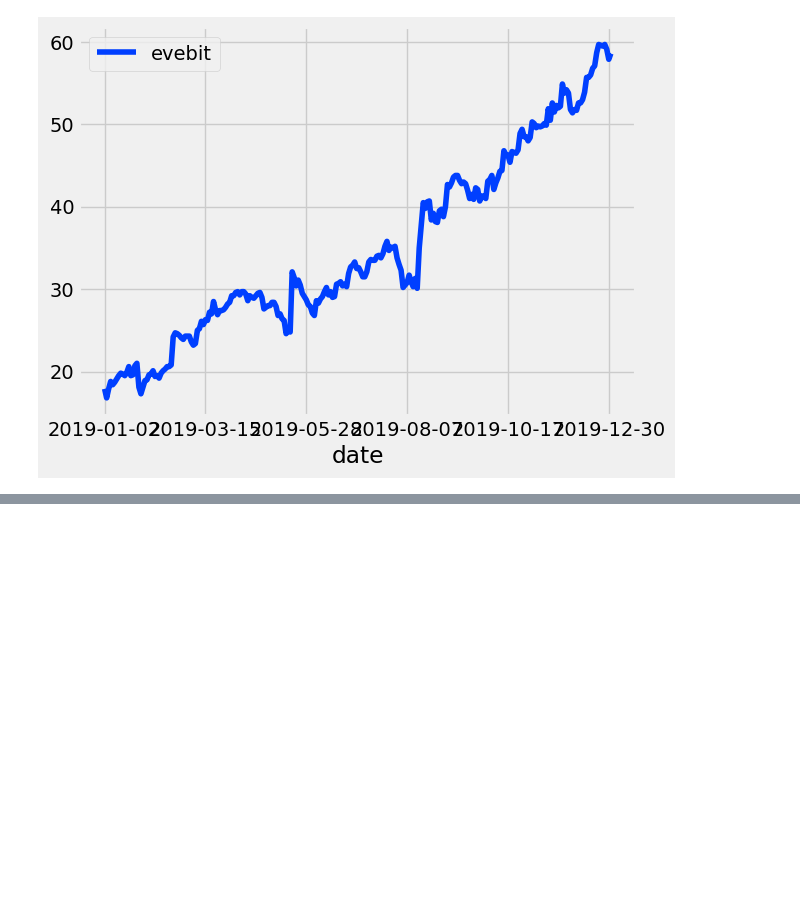
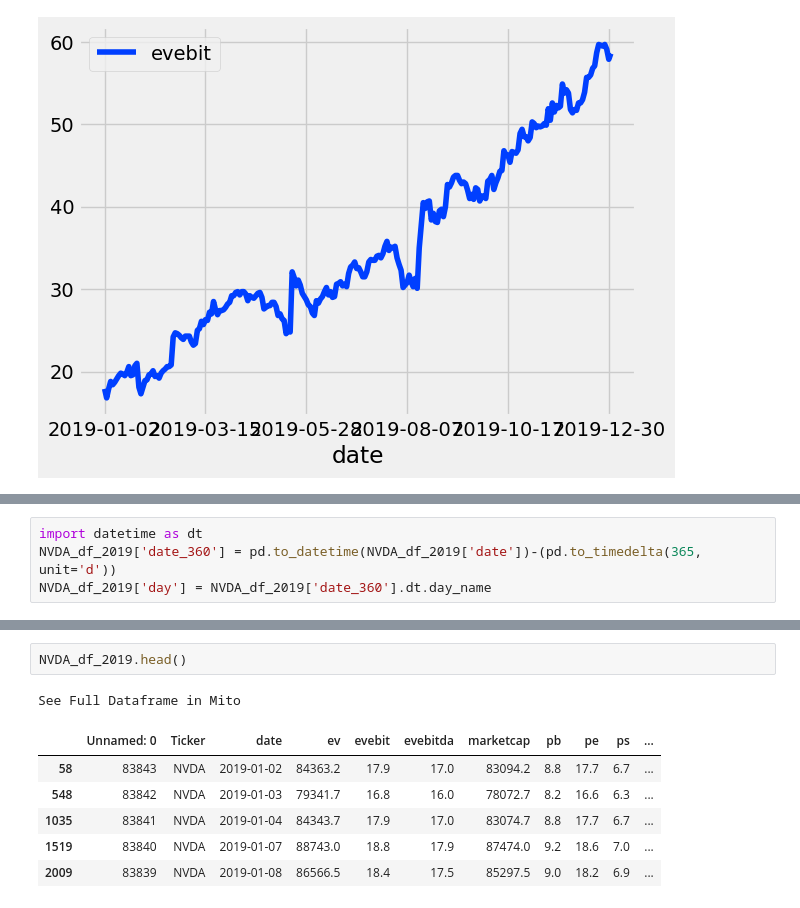
Before and after one commit to bme3412/Python, a Jupyter notebook: quandl/time_series.ipynb, the cells around one changed output, grey strips where cells are left out. Cells and saved outputs as stored; diff of their text form; blank space fills up the shorter version.

```diff
--- a/quandl/time_series.ipynb
+++ b/quandl/time_series.ipynb
@@ -65,0 +99,4 @@ plt.show()
+# %%
+import datetime as dt
+NVDA_df_2019['date_360'] = pd.to_datetime(NVDA_df_2019['date'])-(pd.to_timedelta(365, unit='d'))
+NVDA_df_2019['day'] = NVDA_df_2019['date_360'].dt.day_name
@@ -65,0 +114,10 @@ plt.show()
+# %%
+NVDA_df_2019.head()
+# %% [output]
+See Full Dataframe in Mito
+|  | Unnamed: 0 | Ticker | date | ev | evebit | evebitda | marketcap | pb | pe | ps | ... |
+| 58 | 83843 | NVDA | 2019-01-02 | 84363.2 | 17.9 | 17.0 | 83094.2 | 8.8 | 17.7 | 6.7 | ... |
+| 548 | 83842 | NVDA | 2019-01-03 | 79341.7 | 16.8 | 16.0 | 78072.7 | 8.2 | 16.6 | 6.3 | ... |
+| 1035 | 83841 | NVDA | 2019-01-04 | 84343.7 | 17.9 | 17.0 | 83074.7 | 8.8 | 17.7 | 6.7 | ... |
+| 1519 | 83840 | NVDA | 2019-01-07 | 88743.0 | 18.8 | 17.9 | 87474.0 | 9.2 | 18.6 | 7.0 | ... |
+| 2009 | 83839 | NVDA | 2019-01-08 | 86566.5 | 18.4 | 17.5 | 85297.5 | 9.0 | 18.2 | 6.9 | ... |
```
Also changed, not shown: parts of 4 cells of this notebook.
